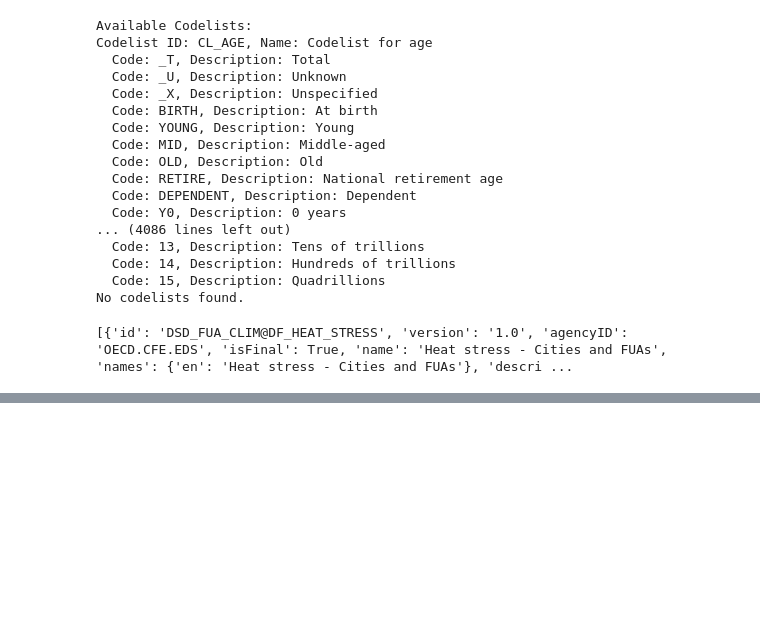
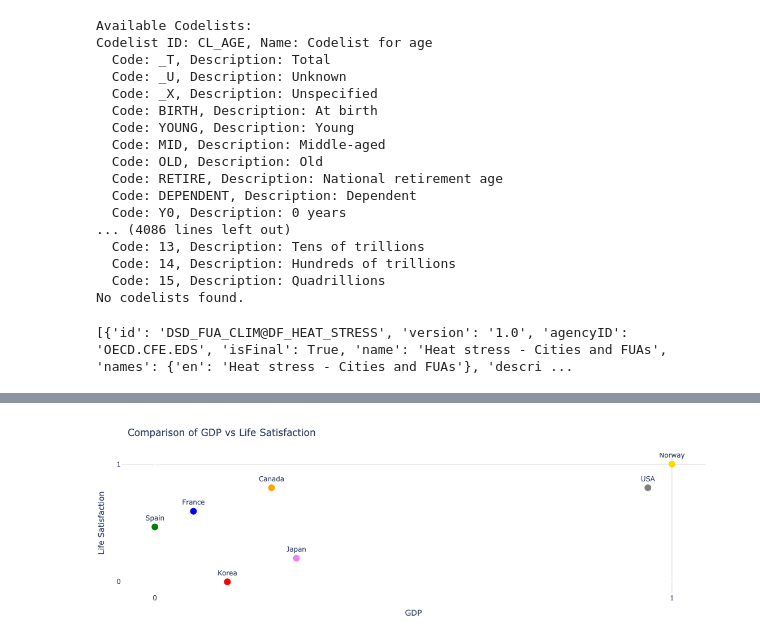
Before and after one commit to julia-sam/30-chart-challenge, a Jupyter notebook: 30_chart_challenge.ipynb, the cells around one changed output, grey strips where cells are left out. Saved outputs shown, nothing was run; the diff lists cells and outputs as text; code cells hidden in the pictures; blank space fills up the shorter version.

```diff
--- a/30_chart_challenge.ipynb
+++ b/30_chart_challenge.ipynb
@@ -521,0 +762,19 @@ plt.show()
+# %%
+life_satisfaction_data = bli_df_final[bli_df_final['Indicator'] == 'Life satisfaction']
+life_satisfaction_values = life_satisfaction_data.set_index('Country')['Value'].to_dict()
+
+def standardize(values):
+    min_val = min(values.values())
+    max_val = max(values.values())
+    return {k: (v - min_val) / (max_val - min_val) for k, v in values.items()}
+
+gdp_standardized = standardize(gdp_values_extracted)
+life_satisfaction_standardized = standardize(life_satisfaction_values)
+
+comparison_df = pd.DataFrame({
+    'Country': ['Canada', 'France', 'Japan', 'Korea', 'Norway', 'Spain', 'USA'],
+    'GDP (Standardized)': [gdp_standardized['Canada'], gdp_standardized['France'], gdp_standardized['Japan'], gdp_standardized['Korea'], gdp_standardized['Norway'], gdp_standardized['Spain'], gdp_standardized['USA']],
+    'Life Satisfaction (Standardized)': [life_satisfaction_standardized['Canada'], life_satisfaction_standardized['France'], life_satisfaction_standardized['Japan'], life_satisfaction_standardized['Korea'], life_satisfaction_standardized['Norway'], life_satisfaction_standardized['Spain'], life_satisfaction_standardized['USA']]
+})
+
+print(comparison_df)
@@ -521,0 +811,31 @@ plt.show()
+# %%
+countries = ['Canada', 'France', 'Spain', 'Korea', 'Japan', 'USA', 'Norway']
+gdp_values = [gdp_standardized['Canada'], gdp_standardized['France'], gdp_standardized['Spain'], gdp_standardized['Korea'], gdp_standardized['Japan'], gdp_standardized['USA'], gdp_standardized['Norway']]
+life_satisfaction_values = [life_satisfaction_standardized['Canada'], life_satisfaction_standardized['France'], life_satisfaction_standardized['Spain'], life_satisfaction_standardized['Korea'], life_satisfaction_standardized['Japan'], life_satisfaction_standardized['USA'], life_satisfaction_standardized['Norway']]
+
+fig = go.Figure()
+
+fig.add_trace(go.Scatter(
+    x=gdp_values,
+    y=life_satisfaction_values,
+    mode='markers+text',
+    text=countries,
+    textposition="top center",
+    marker=dict(size=12, color=['orange', 'blue', 'green', 'red', 'violet', 'gray', 'gold']),
+    name='Countries'
+))
+
+fig.update_layout(
+    title='Comparison of GDP vs Life Satisfaction',
+    xaxis_title='GDP',
+    yaxis_title='Life Satisfaction',
+    xaxis=dict(tickmode='array', tickvals=[0, 1], gridcolor='lightgray'),
+    yaxis=dict(tickmode='array', tickvals=[0, 1], gridcolor='lightgray'),
+    margin=dict(l=40, r=40, t=60, b=40),
+    showlegend=False,
+    plot_bgcolor='white'
+)
+
+fig.show()
+# %% [output]
+[figure, added]
```
Also changed, not shown: parts of 21 cells of this notebook.
